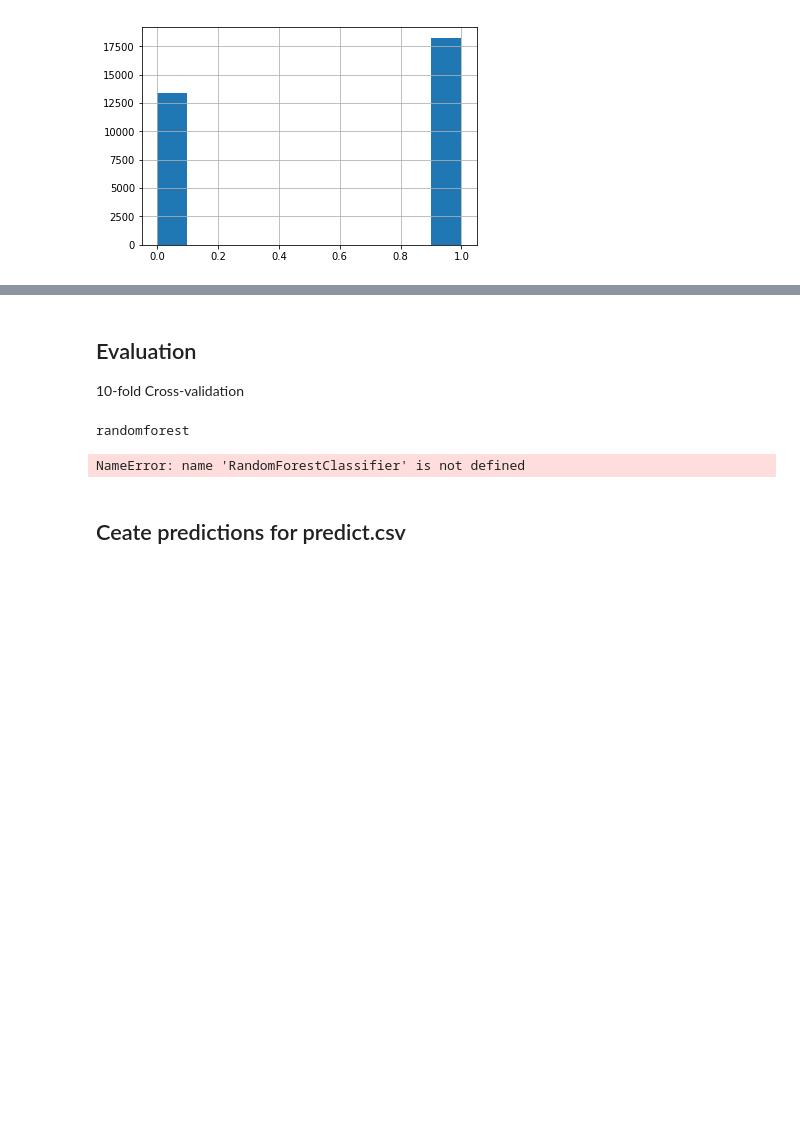
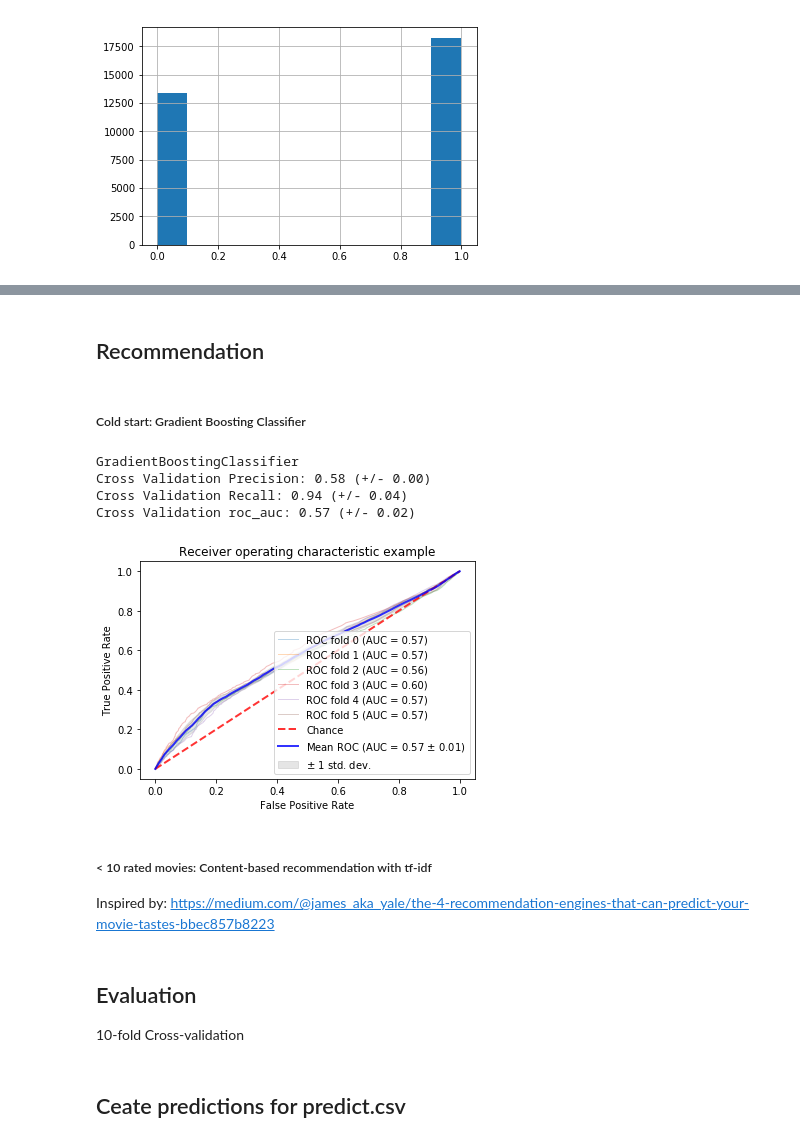
Before and after one commit to tobikuhlmann/movie-recommendation-lab, a Jupyter notebook: 535_project_tobi.ipynb, the cells around one changed output, grey strips where cells are left out. Cells and saved outputs as stored; diff of their text form; code cells hidden in the pictures; blank space fills up the shorter version.

```diff
--- a/535_project_tobi.ipynb
+++ b/535_project_tobi.ipynb
@@ -151,0 +141,4 @@ df['rating'].hist()
+# %% [markdown]
+## Recommendation
+# %% [markdown]
+##### Cold start: Gradient Boosting Classifier
@@ -152,3 +210,27 @@ df['rating'].hist()
+# %%
+# User information before any movie ratings
+X = df[['age', 'gender', 'year']]
+y = df['rating'].as_matrix()
+
+# Preprocessing
+# One hot encoding
+dummyvars = pd.get_dummies(X['gender'])
+# append the dummy variables to df
+X = pd.concat([X[['age', 'year']], dummyvars], axis = 1).as_matrix()
+# %%
+print("GradientBoostingClassifier")
+gbclf = GradientBoostingClassifier(n_estimators=100)
+crossvalidate(gbclf,X,y)
+get_crossval_roc("gbclf",gbclf,X,y)
+# %% [output]
+GradientBoostingClassifier
+Cross Validation Precision: 0.58 (+/- 0.00)
+Cross Validation Recall: 0.94 (+/- 0.04)
+Cross Validation roc_auc: 0.57 (+/- 0.02)
+[figure, added]
+# %% [markdown]
+##### < 10 rated movies: Content-based recommendation with tf-idf
+Inspired by: https://medium.com/@james_aka_yale/the-4-recommendation-engines-that-can-predict-your-movie-tastes-bbec857b8223
 # %% [markdown]
 ## Evaluation
 10-fold Cross-validation
@@ -210,11 +237,2 @@ def get_crossval_roc(clfname, classifier,X,y):
-# %%
-# Crossvalidate and evaluate
-print("randomforest")
-randomforest = RandomForestClassifier()
-crossvalidate(randomforest,X_clean_res,y_clean_res)
-get_crossval_roc("randomforest",randomforest,X_clean_res,y_clean_res)
-# %% [output]
-randomforest
-NameError: name 'RandomForestClassifier' is not defined
 # %% [markdown]
 ## Ceate predictions for predict.csv
```
Also changed, not shown: parts of 10 cells of this notebook.
